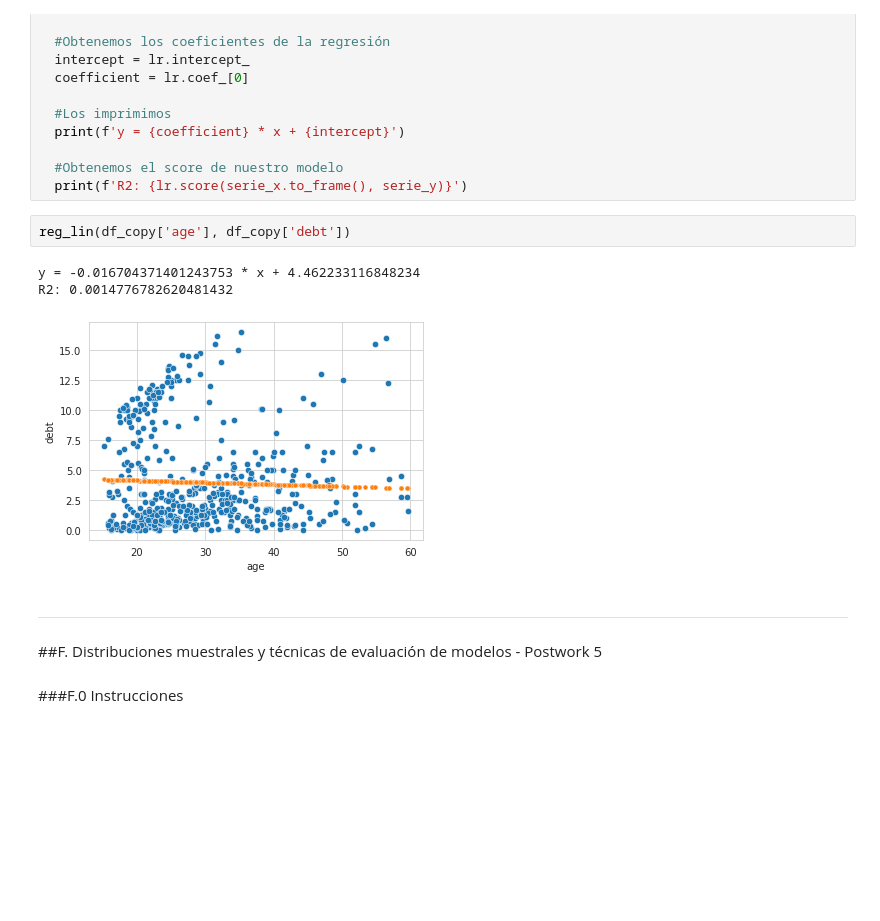
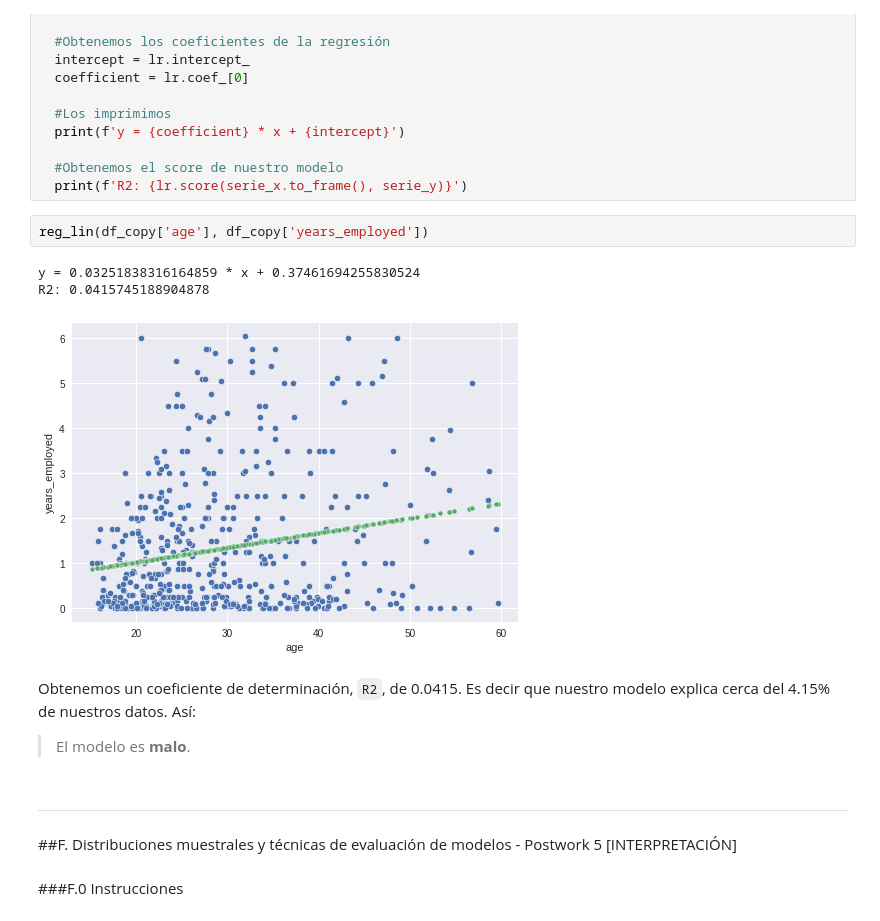
Before and after one commit to HanniaMele/bedu-equipo4-dataScience-M4, a Jupyter notebook: FinalProject_M4.ipynb, the cells around one changed output. Cells and saved outputs as stored; diff of their text form; blank space fills up the shorter version.

```diff
--- a/FinalProject_M4.ipynb
+++ b/FinalProject_M4.ipynb
@@ -1170,14 +1254,18 @@ def reg_lin(serie_x, serie_y):
   #Obtenemos el score de nuestro modelo
   print(f'R2: {lr.score(serie_x.to_frame(), serie_y)}')
 # %%
-reg_lin(df_copy['age'], df_copy['debt'])
+reg_lin(df_copy['age'], df_copy['years_employed'])
 # %% [output]
-y = -0.016704371401243753 * x + 4.462233116848234
-R2: 0.0014776782620481432
+y = 0.03251838316164859 * x + 0.37461694255830524
+R2: 0.0415745188904878
-[figure, old version]
+[figure, new version]
+# %% [markdown]
+Obtenemos un coeficiente de determinación, `R2`, de 0.0415. Es decir que nuestro modelo explica cerca del 4.15% de nuestros datos. Así:
+
+> El modelo es **malo**.
 # %% [markdown]
 ---
-##F. Distribuciones muestrales y técnicas de evaluación de modelos - Postwork 5
+##F. Distribuciones muestrales y técnicas de evaluación de modelos - Postwork 5 [INTERPRETACIÓN]
 # %% [markdown]
 ###F.0 Instrucciones
 # %% [markdown]
```
Also changed, not shown: parts of 71 cells of this notebook.
